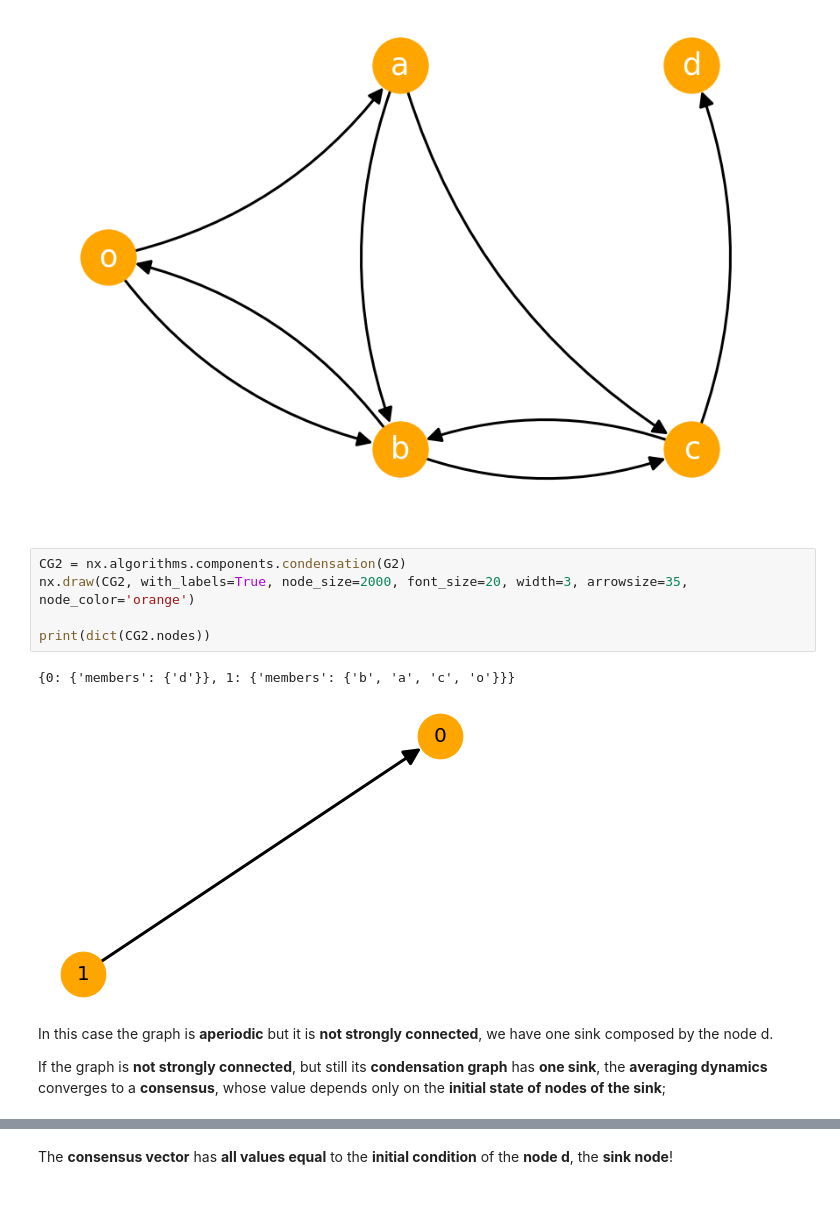
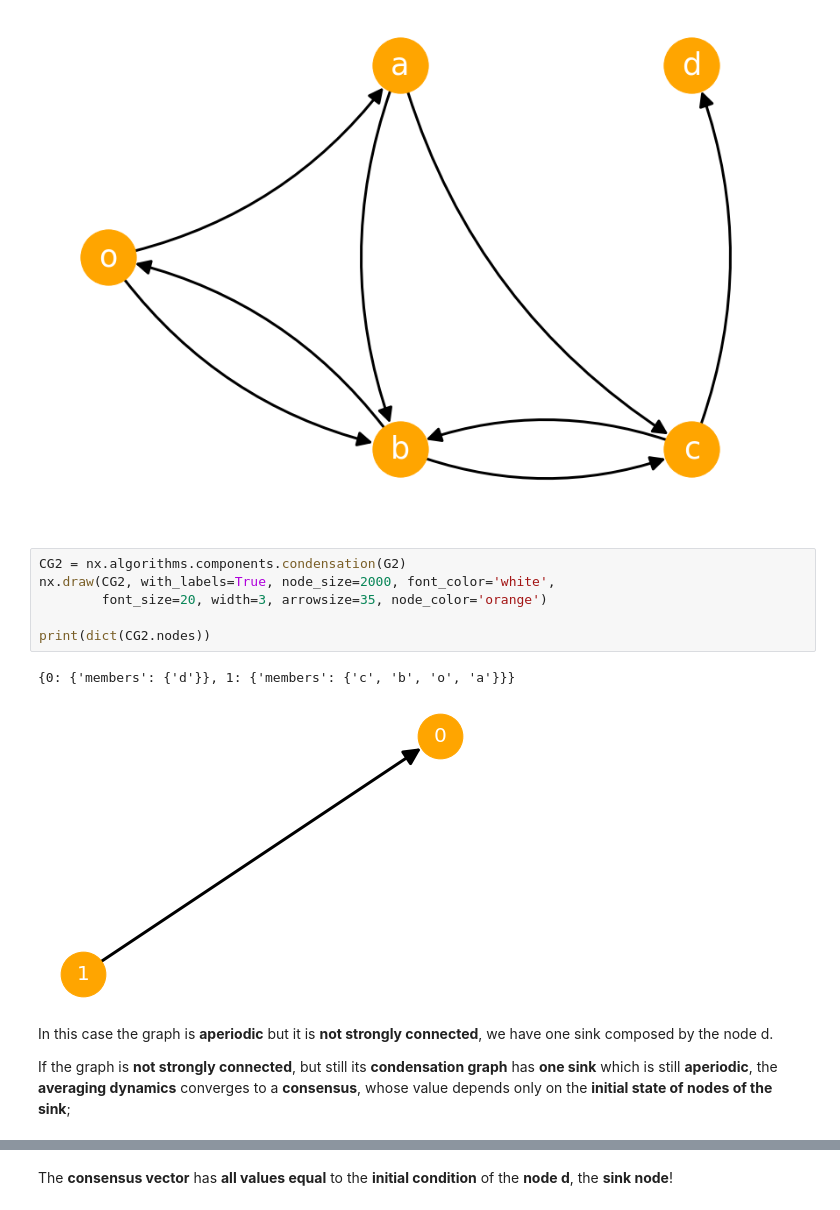
Before and after one commit to fabioeterno/Network_Homework, a Jupyter notebook: Homework2/Hw2.ipynb, the cells around one changed output, grey strips where cells are left out. Cells and saved outputs as stored; diff of their text form.

```diff
--- a/Homework2/Hw2.ipynb
+++ b/Homework2/Hw2.ipynb
@@ -561,16 +565,17 @@ Is G strongly connected: False
 [figure]
 # %%
 CG2 = nx.algorithms.components.condensation(G2)
-nx.draw(CG2, with_labels=True, node_size=2000, font_size=20, width=3, arrowsize=35, node_color='orange')
+nx.draw(CG2, with_labels=True, node_size=2000, font_color='white',
+        font_size=20, width=3, arrowsize=35, node_color='orange')
 
 print(dict(CG2.nodes))
 # %% [output]
-{0: {'members': {'d'}}, 1: {'members': {'b', 'a', 'c', 'o'}}}
+{0: {'members': {'d'}}, 1: {'members': {'c', 'b', 'o', 'a'}}}
-[figure, old version]
+[figure, new version]
 # %% [markdown]
 In this case the graph is **aperiodic** but it is **not strongly connected**, we have one sink composed by the node d.
 
-If the graph is **not strongly connected**, but still its **condensation graph** has **one sink**, the **averaging dynamics** converges to a **consensus**, whose value depends only on the **initial state of nodes of the sink**;
+If the graph is **not strongly connected**, but still its **condensation graph** has **one sink** which is still **aperiodic**, the **averaging dynamics** converges to a **consensus**, whose value depends only on the **initial state of nodes of the sink**;
 # %%
 avg_var_init2, avg_var_cons2, init, cons = compute_variance(P2, 800)
 print("Initial distribution:", init)
```
Also changed, not shown: parts of 30 cells of this notebook.
